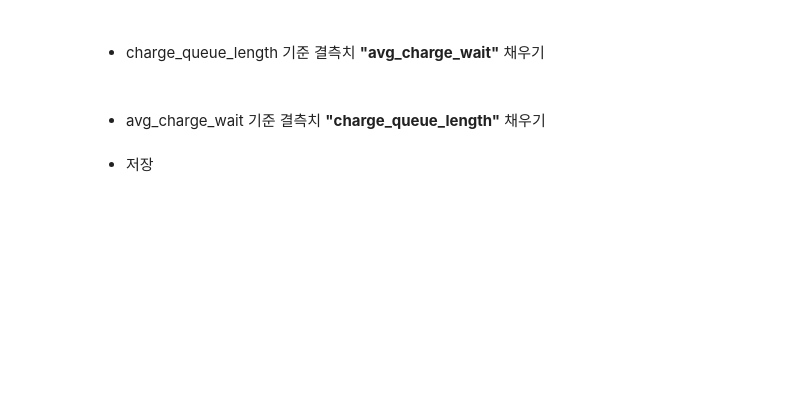
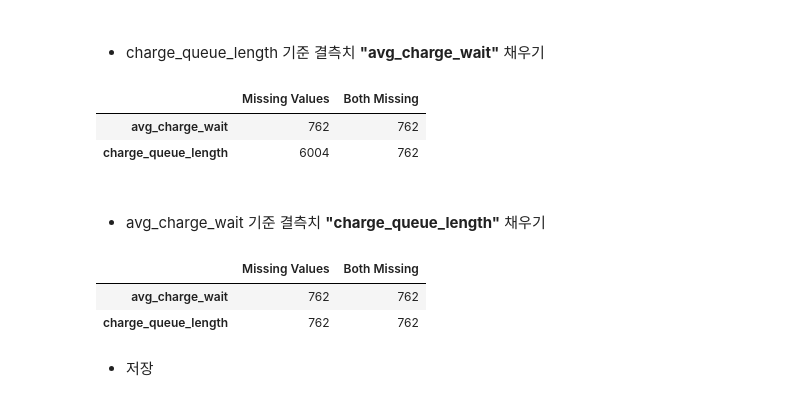
Before and after one commit to dodamhaae/Dacon, a Jupyter notebook: Smart-Warehouse-Delay/Battery_test.ipynb, the cells around one changed output. Saved outputs shown, nothing was run; the diff lists cells and outputs as text; code cells hidden in the pictures; blank space fills up the shorter version.

```diff
--- a/Smart-Warehouse-Delay/Battery_test.ipynb
+++ b/Smart-Warehouse-Delay/Battery_test.ipynb
@@ -141,16 +199,20 @@ test_battery["avg_charge_wait"] = test_battery["avg_charge_wait"].fillna(
     test_battery["charge_queue_length"]
 )
 # %%
-nan_df = pd.DataFrame({
-    "Missing Values": test_battery[["avg_charge_wait", "charge_queue_length"]].isnull().sum(),
-    "Both Missing": [
-        test_battery[
-            test_battery["avg_charge_wait"].isnull() &
-            test_battery["charge_queue_length"].isnull()
-        ].shape[0]
-    ] * 2
-})
+cols = ["avg_charge_wait", "charge_queue_length"]
+
+nan_df = test_battery[cols].isna().sum().to_frame("Missing Values")
+
+nan_df["Both Missing"] = (
+    test_battery["avg_charge_wait"].isna() &
+    test_battery["charge_queue_length"].isna()
+).sum()
+
 nan_df
+# %% [output]
+|  | Missing Values | Both Missing |
+| avg_charge_wait | 762 | 762 |
+| charge_queue_length | 6004 | 762 |
 # %% [markdown]
 #####
 * avg_charge_wait 기준 결측치 **"charge_queue_length"** 채우기
@@ -159,16 +221,20 @@ test_battery["charge_queue_length"] = test_battery["charge_queue_length"].fillna
     test_battery["avg_charge_wait"]
 )
 # %%
-nan_df = pd.DataFrame({
-    "Missing Values": test_battery[["avg_charge_wait", "charge_queue_length"]].isnull().sum(),
-    "Both Missing": [
-        test_battery[
-            test_battery["avg_charge_wait"].isnull() &
-            test_battery["charge_queue_length"].isnull()
-        ].shape[0]
-    ] * 2
-})
+cols = ["avg_charge_wait", "charge_queue_length"]
+
+nan_df = test_battery[cols].isna().sum().to_frame("Missing Values")
+
+nan_df["Both Missing"] = (
+    test_battery["avg_charge_wait"].isna() &
+    test_battery["charge_queue_length"].isna()
+).sum()
+
 nan_df
+# %% [output]
+|  | Missing Values | Both Missing |
+| avg_charge_wait | 762 | 762 |
+| charge_queue_length | 762 | 762 |
 # %% [markdown]
 * 저장
 # %%
```
Also changed, not shown: parts of 9 cells of this notebook, 2 other files.
